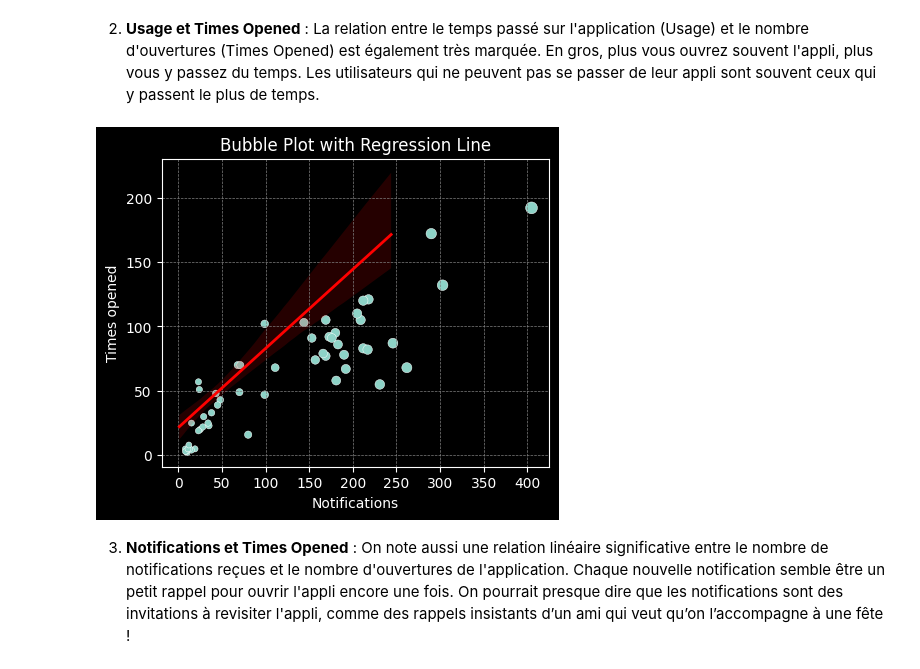
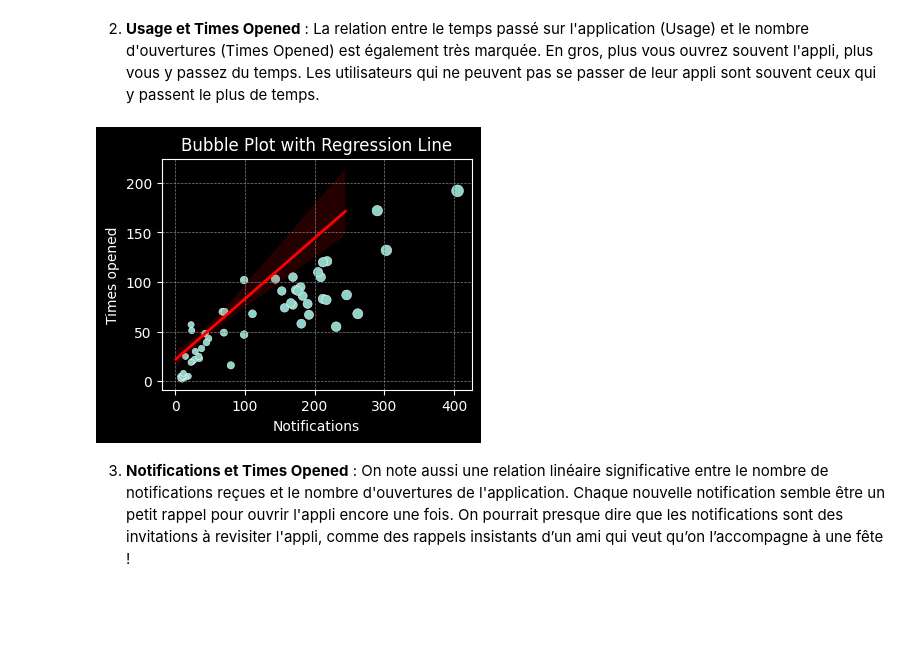
Before and after one commit to Aymenrami/Mission-Statistique-D-cortiquer-les-Habitudes-sur-une-Appli, a Jupyter notebook: Screentime.ipynb, the cells around one changed output. Saved outputs shown, nothing was run; the diff lists cells and outputs as text; code cells hidden in the pictures; blank space fills up the shorter version.

```diff
--- a/Screentime.ipynb
+++ b/Screentime.ipynb
@@ -420,17 +421,17 @@ plt.show()
 2. **Usage et Times Opened** :
    La relation entre le temps passé sur l'application (Usage) et le nombre d'ouvertures (Times Opened) est également très marquée. En gros, plus vous ouvrez souvent l'appli, plus vous y passez du temps. Les utilisateurs qui ne peuvent pas se passer de leur appli sont souvent ceux qui y passent le plus de temps.
 # %%
-plt.figure(figsize = (5,4))
+plt.figure(figsize = (4,3))
 sns.scatterplot(data = df , x='Notifications' , y='Times opened' ,legend=None, size="Notifications")
 sns.regplot(data=df, x='Usage', y='Times opened', scatter=False, color='red', line_kws={'linewidth': 2})
 plt.style.use('dark_background')
 plt.grid(True, linestyle='--', linewidth=0.5, color='gray')
 plt.title('Bubble Plot with Regression Line')
 plt.xlabel('Notifications')
 plt.ylabel('Times opened')
 plt.show()
 # %% [output]
-[figure, old version]
+[figure, new version]
 # %% [markdown]
 3. **Notifications et Times Opened** :
    On note aussi une relation linéaire significative entre le nombre de notifications reçues et le nombre d'ouvertures de l'application. Chaque nouvelle notification semble être un petit rappel pour ouvrir l'appli encore une fois. On pourrait presque dire que les notifications sont des invitations à revisiter l'appli, comme des rappels insistants d’un ami qui veut qu’on l’accompagne à une fête !
```
Also changed, not shown: parts of 25 cells of this notebook.
